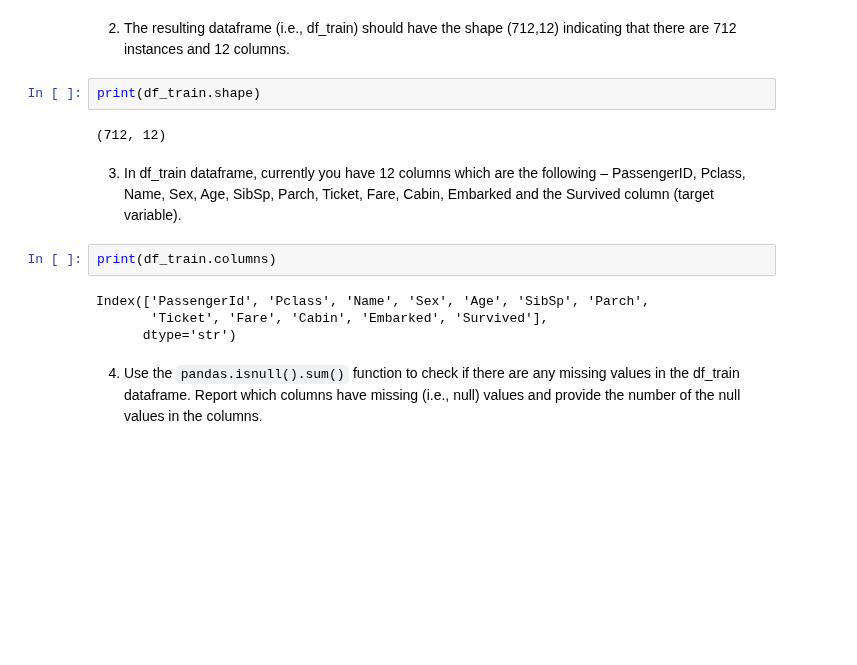
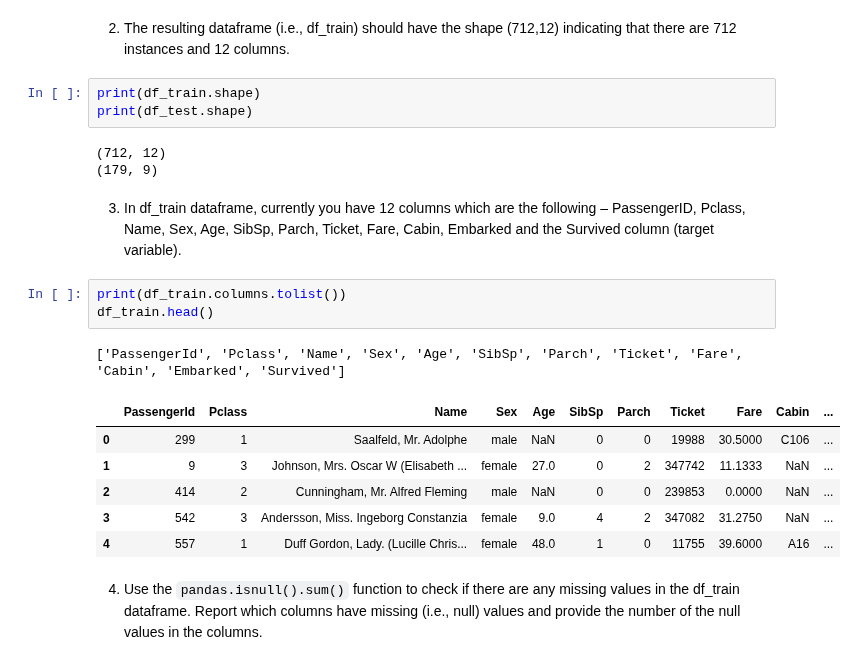
Before and after one commit to MandarBavdane/CS583-DL, a Jupyter notebook: Assignment_1/Logistic_Regression_with_Sklearn-1_Solution.ipynb, the cells around one changed output. Saved outputs shown, nothing was run; the diff lists cells and outputs as text; blank space fills up the shorter version.

```diff
--- a/Assignment_1/Logistic_Regression_with_Sklearn-1_Solution.ipynb
+++ b/Assignment_1/Logistic_Regression_with_Sklearn-1_Solution.ipynb
@@ -53,16 +53,23 @@ df_test = pd.read_csv('df_test.csv')
 2. The resulting dataframe (i.e., df_train) should have the shape (712,12) indicating that there are 712 instances and 12 columns.
 # %%
 print(df_train.shape)
+print(df_test.shape)
 # %% [output]
 (712, 12)
+(179, 9)
 # %% [markdown]
 3. In df_train dataframe, currently you have 12 columns which are the following – PassengerID, Pclass, Name, Sex, Age, SibSp, Parch, Ticket, Fare, Cabin, Embarked and the Survived column (target variable).
 # %%
-print(df_train.columns)
+print(df_train.columns.tolist())
+df_train.head()
 # %% [output]
-Index(['PassengerId', 'Pclass', 'Name', 'Sex', 'Age', 'SibSp', 'Parch',
-       'Ticket', 'Fare', 'Cabin', 'Embarked', 'Survived'],
-      dtype='str')
+['PassengerId', 'Pclass', 'Name', 'Sex', 'Age', 'SibSp', 'Parch', 'Ticket', 'Fare', 'Cabin', 'Embarked', 'Survived']
+|  | PassengerId | Pclass | Name | Sex | Age | SibSp | Parch | Ticket | Fare | Cabin | ... |
+| 0 | 299 | 1 | Saalfeld, Mr. Adolphe | male | NaN | 0 | 0 | 19988 | 30.5000 | C106 | ... |
+| 1 | 9 | 3 | Johnson, Mrs. Oscar W (Elisabeth ... | female | 27.0 | 0 | 2 | 347742 | 11.1333 | NaN | ... |
+| 2 | 414 | 2 | Cunningham, Mr. Alfred Fleming | male | NaN | 0 | 0 | 239853 | 0.0000 | NaN | ... |
+| 3 | 542 | 3 | Andersson, Miss. Ingeborg Constanzia | female | 9.0 | 4 | 2 | 347082 | 31.2750 | NaN | ... |
+| 4 | 557 | 1 | Duff Gordon, Lady. (Lucille Chris... | female | 48.0 | 1 | 0 | 11755 | 39.6000 | A16 | ... |
 # %% [markdown]
 4. Use the `pandas.isnull().sum()` function to check if there are any missing values in the df_train dataframe. Report which columns have missing (i.e., null) values and provide the number of the null values in the columns.
 # %%
```
Also changed, not shown: parts of 21 cells of this notebook.
